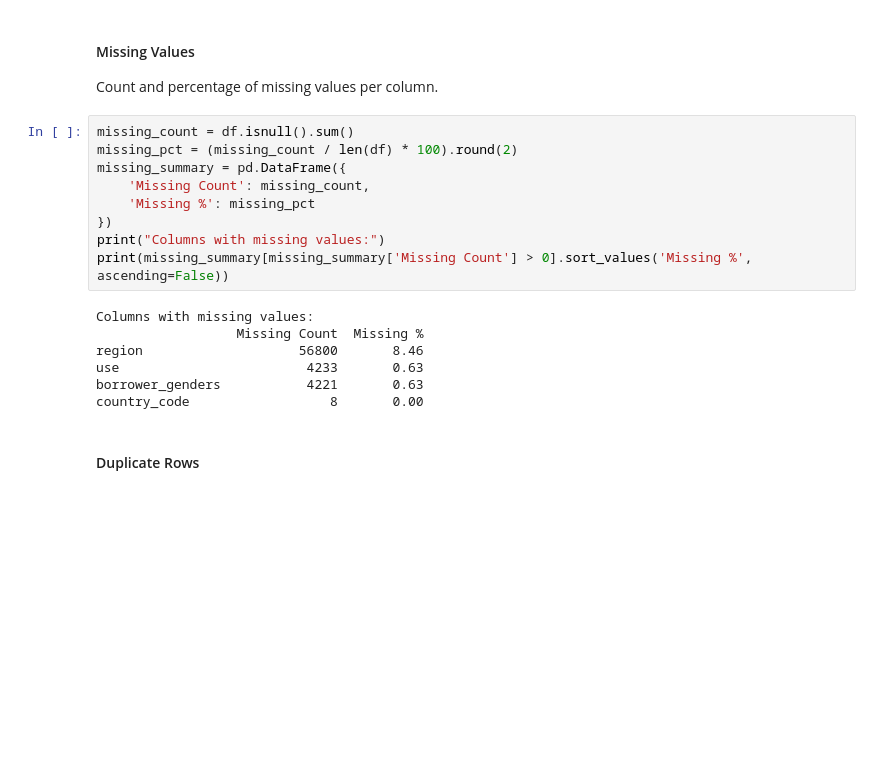
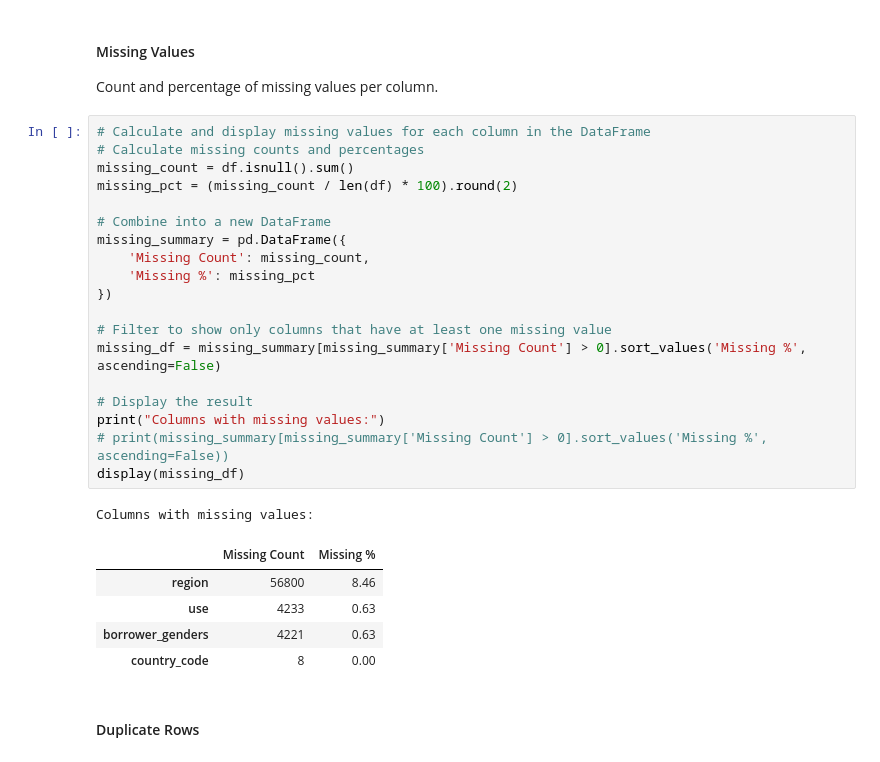
Before and after one commit to pubali512/py_projects, a Jupyter notebook: eda_story/src/kiva_dataclean.ipynb, the cells around one changed output. Cells and saved outputs as stored; diff of their text form; blank space fills up the shorter version.

Commit message:
Preliminary cleaned data_02

```diff
--- a/eda_story/src/kiva_dataclean.ipynb
+++ b/eda_story/src/kiva_dataclean.ipynb
@@ -154,21 +163,31 @@ df.describe(include='all')
 
 Count and percentage of missing values per column.
 # %%
+# Calculate and display missing values for each column in the DataFrame
+# Calculate missing counts and percentages
 missing_count = df.isnull().sum()
 missing_pct = (missing_count / len(df) * 100).round(2)
+
+# Combine into a new DataFrame
 missing_summary = pd.DataFrame({
     'Missing Count': missing_count,
     'Missing %': missing_pct
 })
+
+# Filter to show only columns that have at least one missing value
+missing_df = missing_summary[missing_summary['Missing Count'] > 0].sort_values('Missing %', ascending=False)
+
+# Display the result
 print("Columns with missing values:")
-print(missing_summary[missing_summary['Missing Count'] > 0].sort_values('Missing %', ascending=False))
+# print(missing_summary[missing_summary['Missing Count'] > 0].sort_values('Missing %', ascending=False))
+display(missing_df)
 # %% [output]
 Columns with missing values:
-                  Missing Count  Missing %
-region                    56800       8.46
-use                        4233       0.63
-borrower_genders           4221       0.63
-country_code                  8       0.00
+|  | Missing Count | Missing % |
+| region | 56800 | 8.46 |
+| use | 4233 | 0.63 |
+| borrower_genders | 4221 | 0.63 |
+| country_code | 8 | 0.00 |
 # %% [markdown]
 #### Duplicate Rows
 # %%
```
Also changed, not shown: parts of 3 cells of this notebook.
